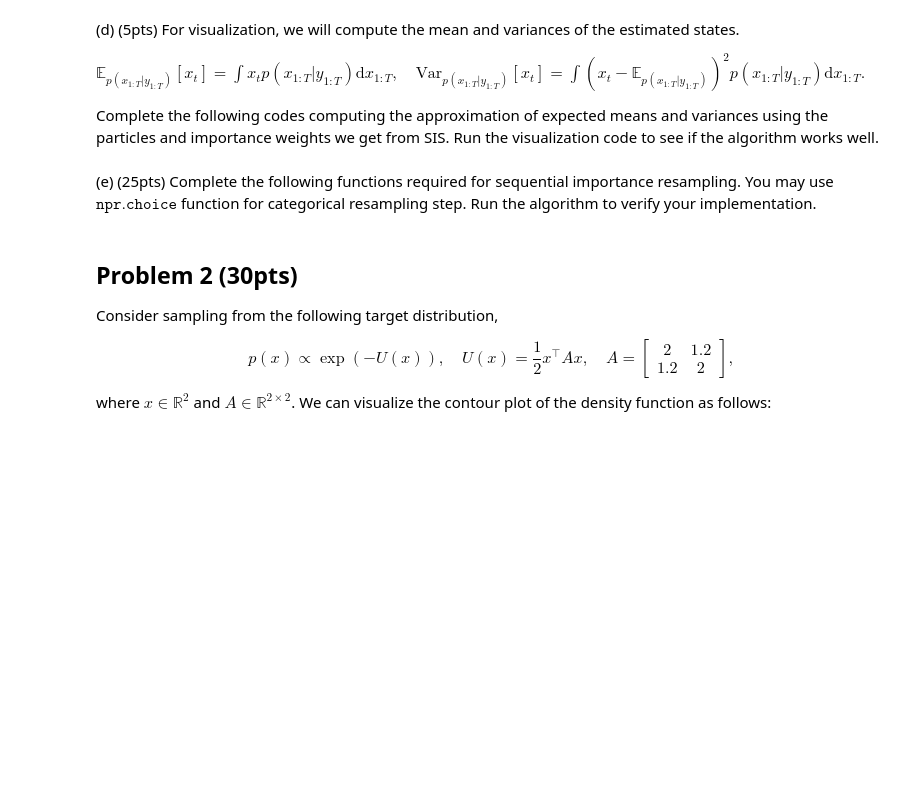
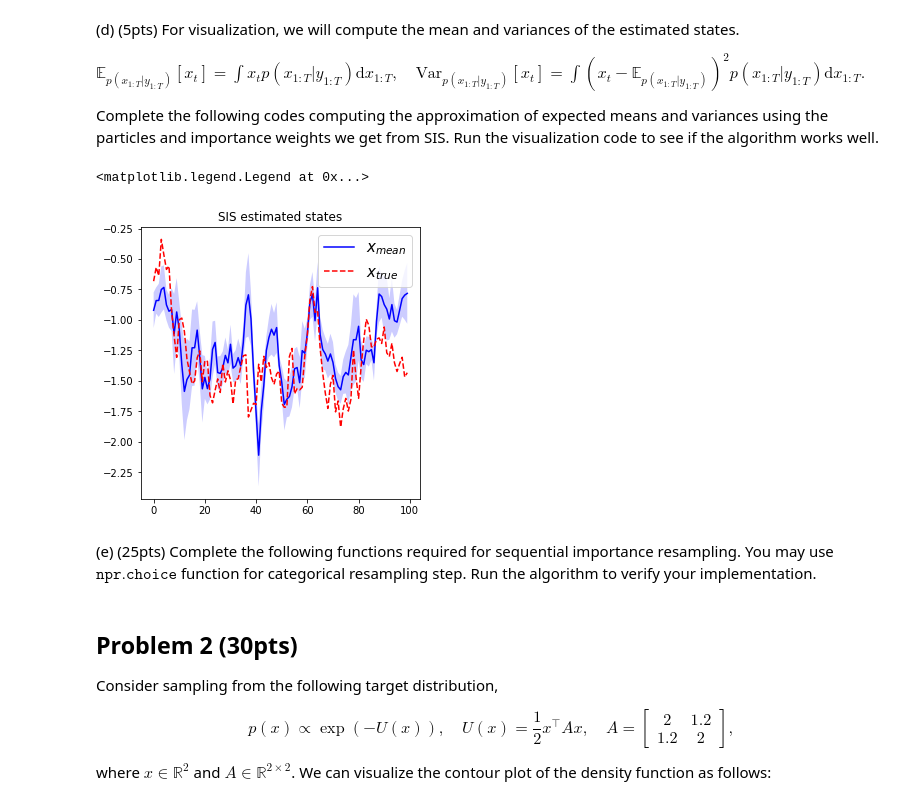
Before and after one commit to suulkyy/ai701-f21, a Jupyter notebook: Assignment #3/AI701_hw3.ipynb, the cells around one changed output. Saved outputs shown, nothing was run; the diff lists cells and outputs as text; code cells hidden in the pictures; blank space fills up the shorter version.

```diff
--- a/Assignment #3/AI701_hw3.ipynb
+++ b/Assignment #3/AI701_hw3.ipynb
@@ -212,20 +210,28 @@ Complete the following codes computing the approximation of expected means and v
 # %%
 # return a pair of T-dim vectors estimating the mean and variance of the sequence x_{1:T}
 def estimate_x_mean_and_var(particles):
     # complete this part
     ######################################################################
-
+    # Calculate \hat{w}_T(x_{1:T}^{(i)})
+    hat_w = np.exp(particles['log_w'][:, -1] - logsumexp(particles['log_w'][:, -1]))
+    # Calculate Mean x_mean = \sum_{i=1}^n \hat{w}_T (x_{1:T}^{(i)}) x_{1:T}^{(i)}
+    x_mean = np.matmul(hat_w, particles['x'])
+    # Calculate Variance x_var = \sum_{i=1}^n \hat{w}_T (x_{1:T}^{(i)} - x_mean)^2
+    x_var = np.matmul(hat_w, np.square(particles['x'] - x_mean))
     ######################################################################
     return x_mean, x_var
 
 plt.figure(figsize=(5,5))
 plt.title('SIS estimated states')
 x_mean, x_var = estimate_x_mean_and_var(particles)
 x_std = np.sqrt(x_var)
 plt.fill_between(range(T), x_mean-x_std, x_mean+x_std,
                  facecolor='b', edgecolor=None, alpha=0.2)
 plt.plot(range(T), x_mean, color='b', label=r'$x_{mean}$')
 plt.plot(range(T), x_true, '--r', label=r'$x_{true}$', )
 plt.legend(fontsize=15)
+# %% [output]
+<matplotlib.legend.Legend at 0x...>
+[figure, added]
 # %% [markdown]
 (e) (25pts) Complete the following functions required for sequential importance resampling. You may use $\texttt{npr.choice}$ function for categorical resampling step. Run the algorithm to verify your implementation.
```
Also changed, not shown: parts of 5 cells of this notebook.
